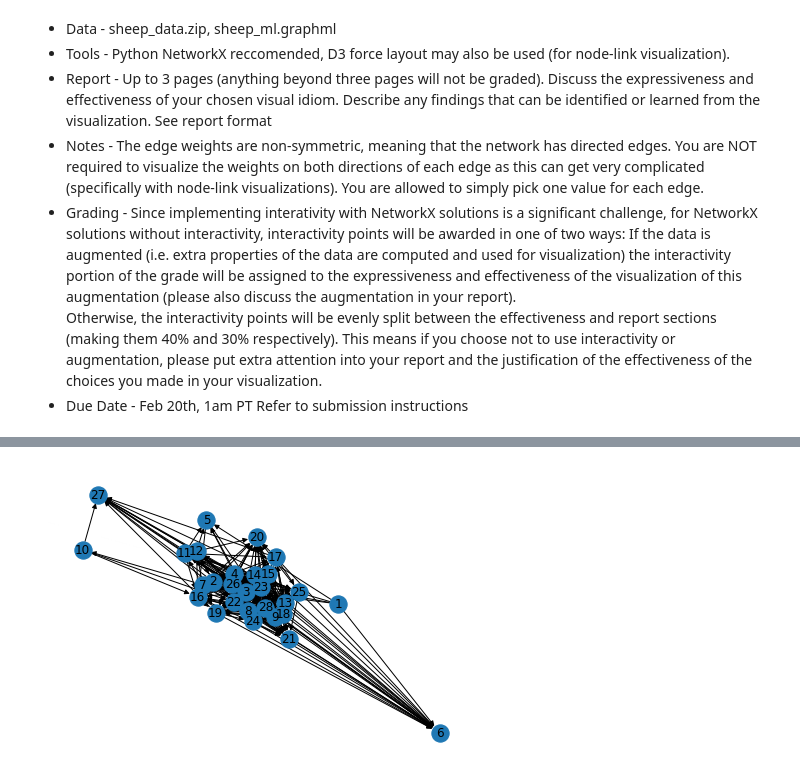
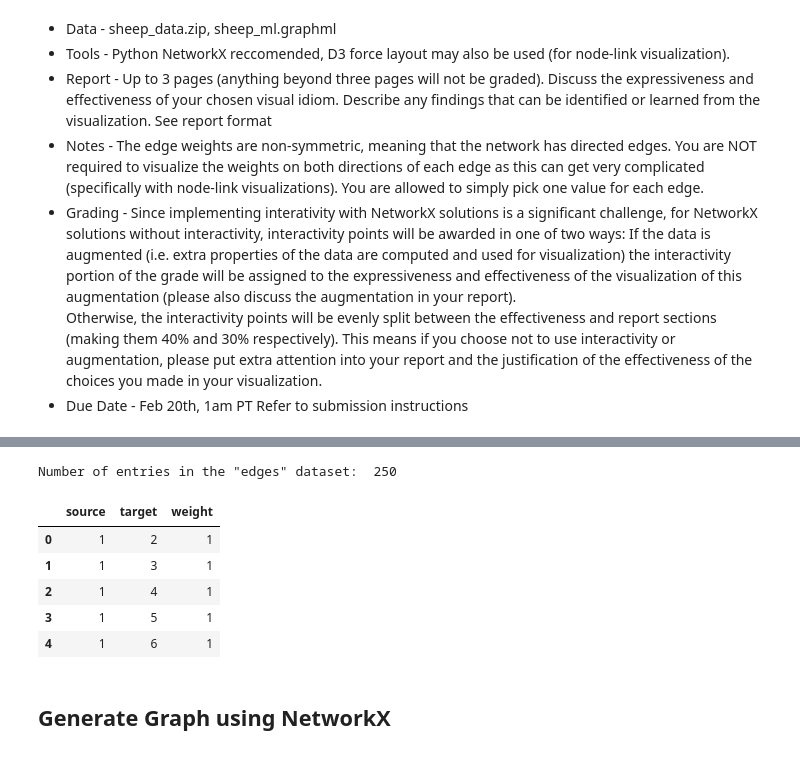
Before and after one commit to raulgiovannymartinez/Data-Visualization-DSE241, a Jupyter notebook: Exercise 4/Exercise4.ipynb, the cells around one changed output, grey strips where cells are left out. Drawn from its saved outputs; the diff is of its cells as text; code cells hidden in the pictures.

```diff
--- a/Exercise 4/Exercise4.ipynb
+++ b/Exercise 4/Exercise4.ipynb
@@ -11,0 +38,3 @@ Create a visualization of the provided sheep data. You may create either an adja
+# %%
+age_df = pd.read_csv('Data/sheep_data/sheep_age.csv')
+edges_df = pd.read_csv('Data/sheep_data/sheep_edges.csv')
@@ -12,3 +52,16 @@ Create a visualization of the provided sheep data. You may create either an adja
+# %%
+print('Number of entries in the "edges" dataset: ',len(edges_df))
+edges_df.head()
+# %% [output]
+Number of entries in the "edges" dataset:  250
+|  | source | target | weight |
+| 0 | 1 | 2 | 1 |
+| 1 | 1 | 3 | 1 |
+| 2 | 1 | 4 | 1 |
+| 3 | 1 | 5 | 1 |
+| 4 | 1 | 6 | 1 |
+# %% [markdown]
+## Generate Graph using NetworkX
 # %%
 import networkx as nx
 import matplotlib.pyplot as plt
@@ -18,4 +68,0 @@ gf = nx.read_graphml('./Data/sheep_ml.graphml')
-# %%
-nx.draw(gf, with_labels=True)
-# %% [output]
-[figure, removed]
```
Also changed, not shown: parts of 18 cells of this notebook, 8 other files.
